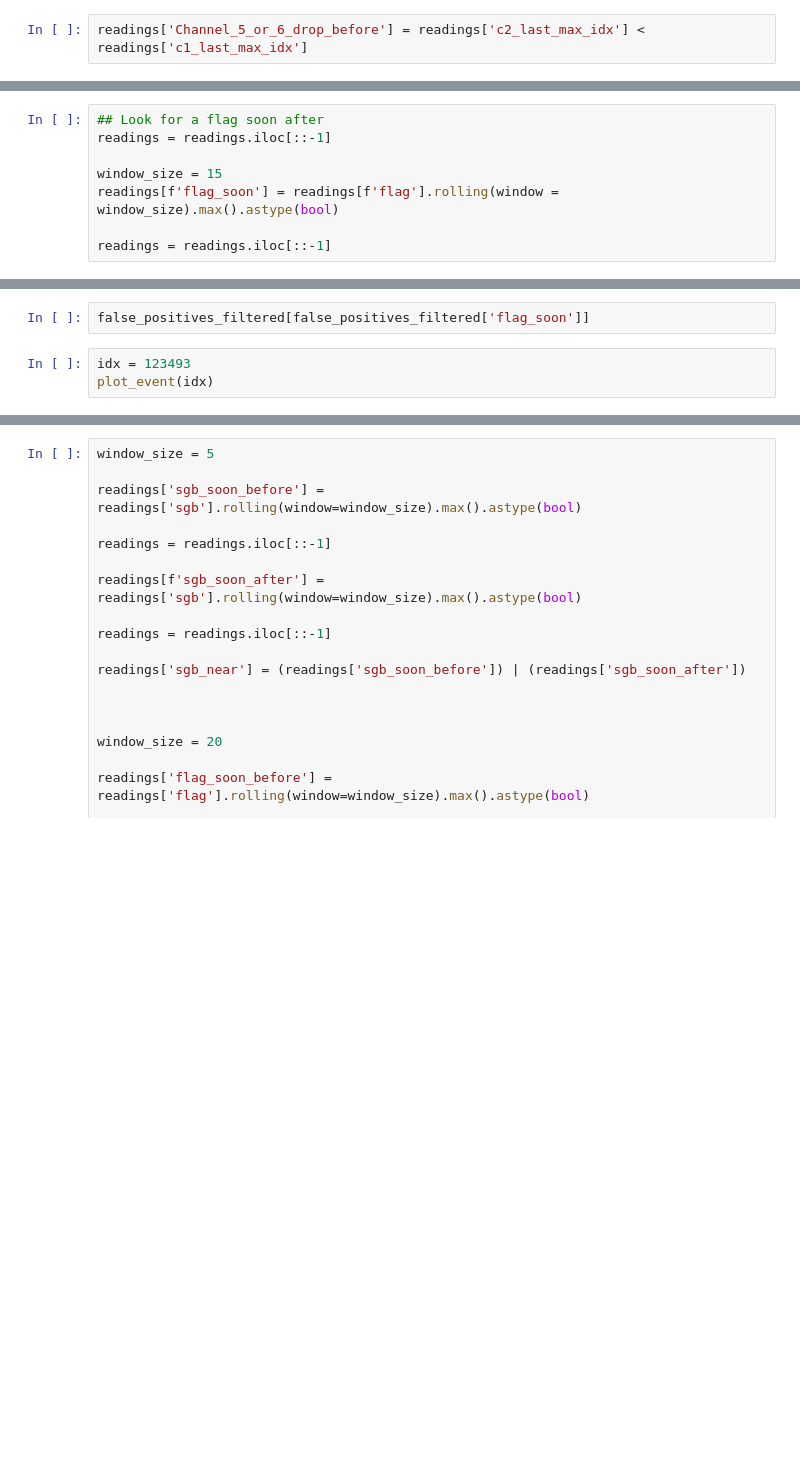
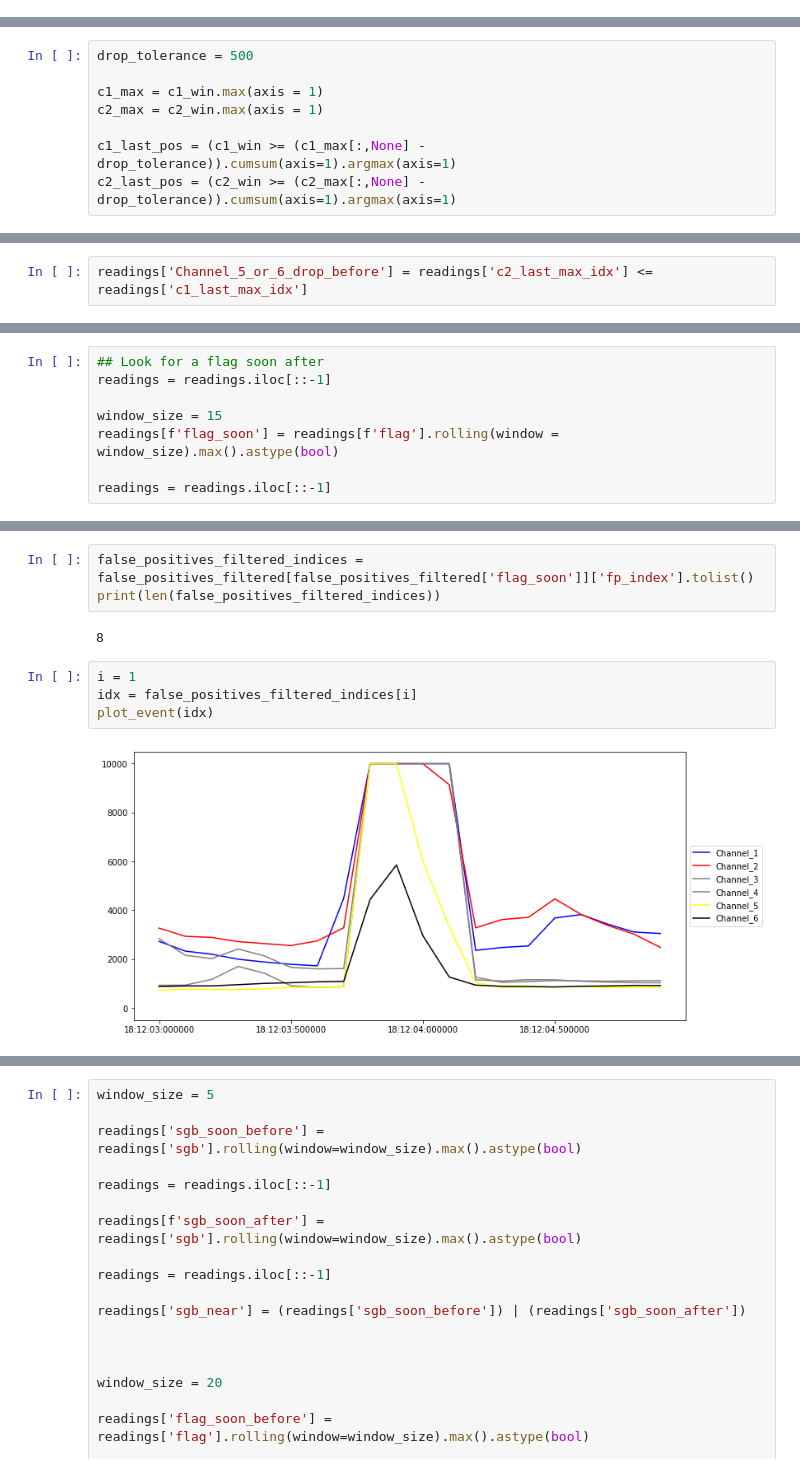
Before and after one commit to mcvholloway/sgb, a Jupyter notebook: notebooks/rules-based_26_01_10.ipynb, the cells around one changed output, grey strips where cells are left out. Cells and saved outputs as stored; diff of their text form; blank space fills up the shorter version.

```diff
--- a/notebooks/rules-based_26_01_10.ipynb
+++ b/notebooks/rules-based_26_01_10.ipynb
@@ -247,2 +156,0 @@ readings['c2_last_max_idx'] = np.concatenate([c2_last_pos, np.zeros(window_size
-# %%
-readings['Channel_5_or_6_drop_before'] = readings['c2_last_max_idx'] < readings['c1_last_max_idx']
@@ -250,0 +252,8 @@ readings['Channel_5_or_6_drop_before'] = readings['c2_last_max_idx'] < readings[
+# %%
+drop_tolerance = 500
+
+c1_max = c1_win.max(axis = 1)
+c2_max = c2_win.max(axis = 1)
+
+c1_last_pos = (c1_win >= (c1_max[:,None] - drop_tolerance)).cumsum(axis=1).argmax(axis=1)
+c2_last_pos = (c2_win >= (c2_max[:,None] - drop_tolerance)).cumsum(axis=1).argmax(axis=1)
@@ -250,0 +263,2 @@ readings['Channel_5_or_6_drop_before'] = readings['c2_last_max_idx'] < readings[
+# %%
+readings['Channel_5_or_6_drop_before'] = readings['c2_last_max_idx'] <= readings['c1_last_max_idx']
@@ -417,8 +477,14 @@ plot_event(idx)
 # %%
-false_positives_filtered[false_positives_filtered['flag_soon']]
+false_positives_filtered_indices = false_positives_filtered[false_positives_filtered['flag_soon']]['fp_index'].tolist()
+print(len(false_positives_filtered_indices))
+# %% [output]
+8
 # %%
-idx = 123493
+i = 1
+idx = false_positives_filtered_indices[i]
 plot_event(idx)
+# %% [output]
+[figure, added]
 # %%
 readings.loc[idx:idx+14, ['Time',
                           'Channel_1',
```
Also changed, not shown: parts of 61 cells of this notebook.
